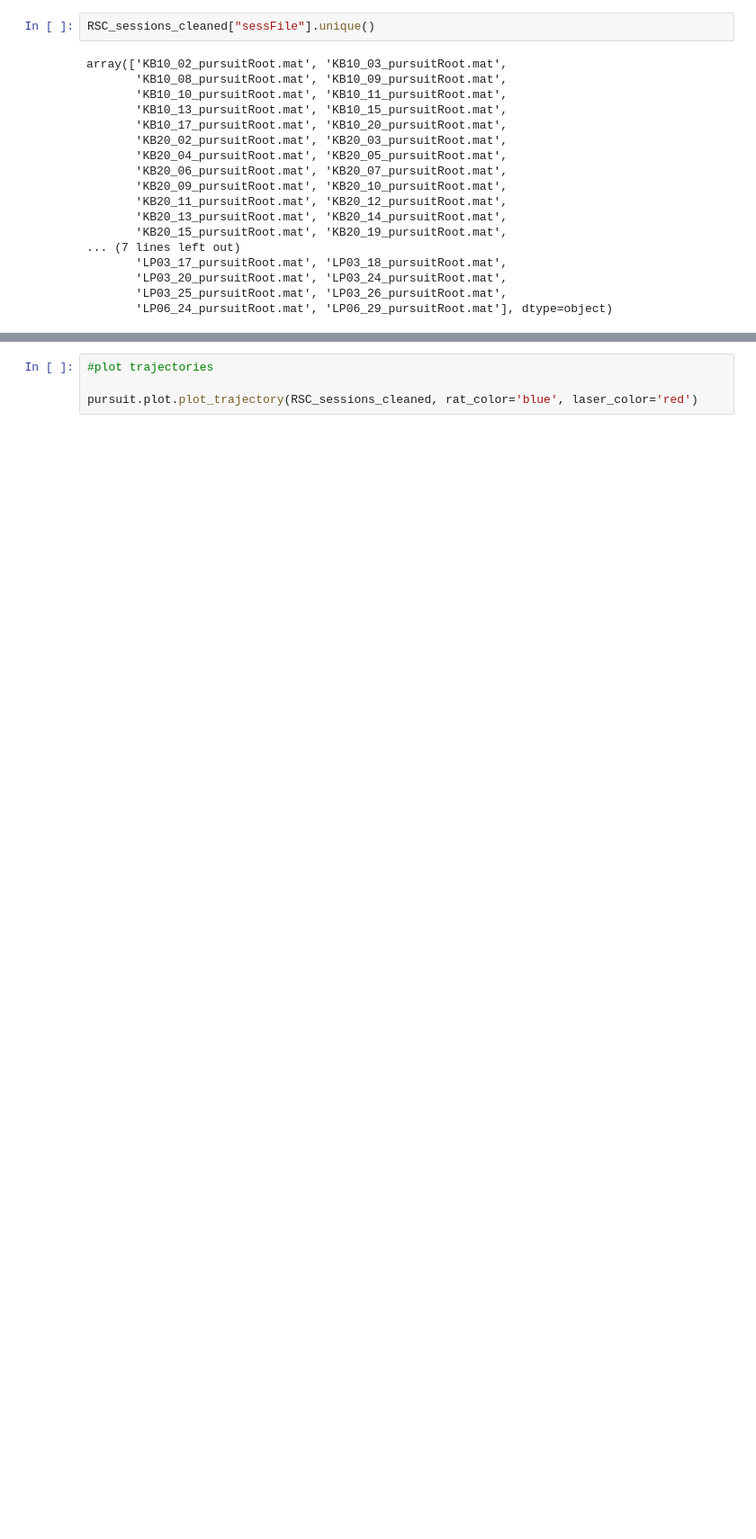
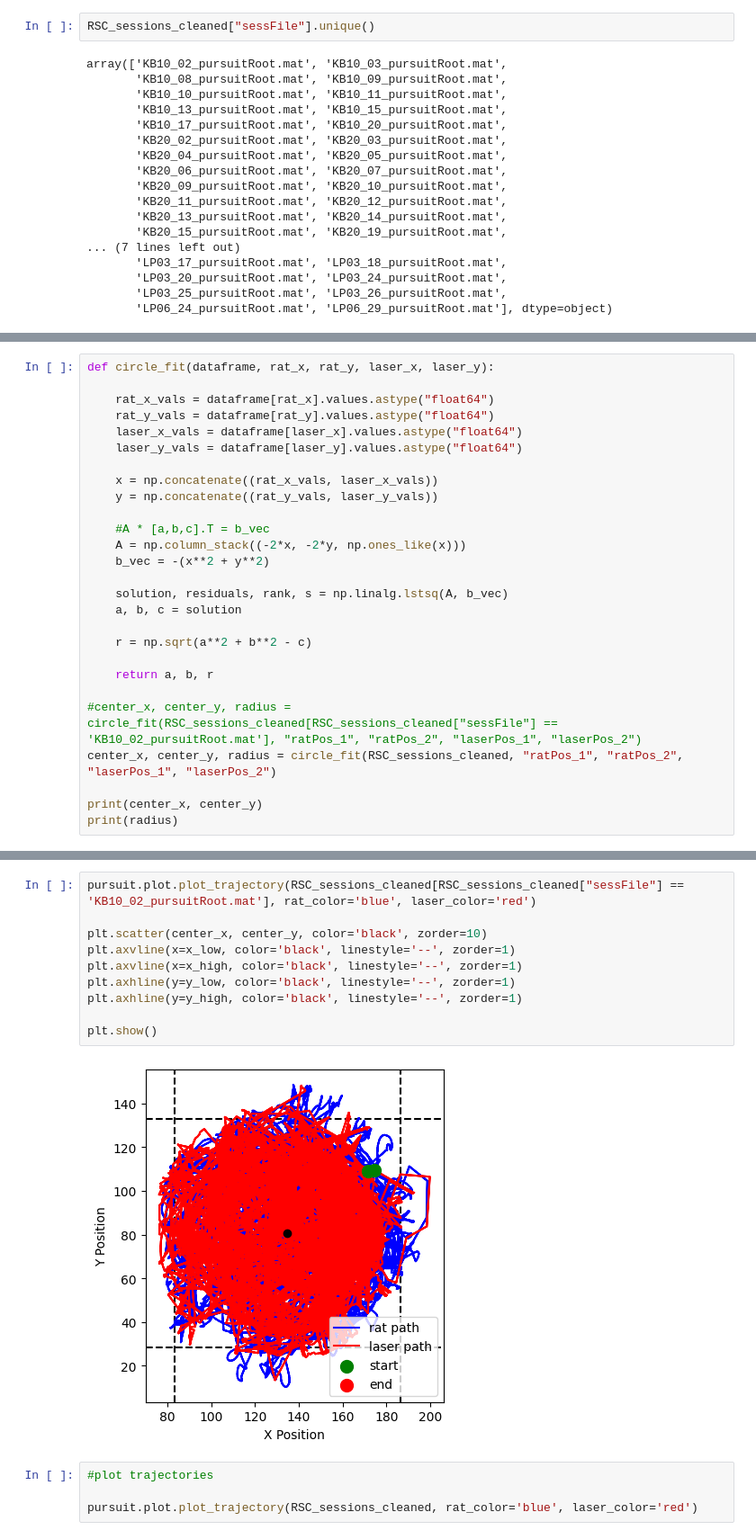
Before and after one commit to bigbrainmay/pursuit, a Jupyter notebook: Target Distance Coding.ipynb, the cells around one changed output, grey strips where cells are left out. Shown at 90% size. Cells and saved outputs as stored; diff of their text form; blank space fills up the shorter version.

```diff
--- a/Target Distance Coding.ipynb
+++ b/Target Distance Coding.ipynb
@@ -99,0 +115,27 @@ print(radius)
+# %%
+def circle_fit(dataframe, rat_x, rat_y, laser_x, laser_y):
+
+    rat_x_vals = dataframe[rat_x].values.astype("float64")
+    rat_y_vals = dataframe[rat_y].values.astype("float64")
+    laser_x_vals = dataframe[laser_x].values.astype("float64")
+    laser_y_vals = dataframe[laser_y].values.astype("float64")
+
+    x = np.concatenate((rat_x_vals, laser_x_vals))
+    y = np.concatenate((rat_y_vals, laser_y_vals))
+
+    #A * [a,b,c].T = b_vec
+    A = np.column_stack((-2*x, -2*y, np.ones_like(x)))
+    b_vec = -(x**2 + y**2)
+
+    solution, residuals, rank, s = np.linalg.lstsq(A, b_vec)
+    a, b, c = solution
+
+    r = np.sqrt(a**2 + b**2 - c)
+
+    return a, b, r
+
+#center_x, center_y, radius = circle_fit(RSC_sessions_cleaned[RSC_sessions_cleaned["sessFile"] == 'KB10_02_pursuitRoot.mat'], "ratPos_1", "ratPos_2", "laserPos_1", "laserPos_2")
+center_x, center_y, radius = circle_fit(RSC_sessions_cleaned, "ratPos_1", "ratPos_2", "laserPos_1", "laserPos_2")
+
+print(center_x, center_y)
+print(radius)
@@ -100,3 +189,15 @@ print(radius)
+# %%
+pursuit.plot.plot_trajectory(RSC_sessions_cleaned[RSC_sessions_cleaned["sessFile"] == 'KB10_02_pursuitRoot.mat'], rat_color='blue', laser_color='red')
+
+plt.scatter(center_x, center_y, color='black', zorder=10)
+plt.axvline(x=x_low, color='black', linestyle='--', zorder=1)
+plt.axvline(x=x_high, color='black', linestyle='--', zorder=1)
+plt.axhline(y=y_low, color='black', linestyle='--', zorder=1)
+plt.axhline(y=y_high, color='black', linestyle='--', zorder=1)
+
+plt.show()
+# %% [output]
+[figure, added]
 # %%
 #plot trajectories
 
```
Also changed, not shown: parts of 5 cells of this notebook.
